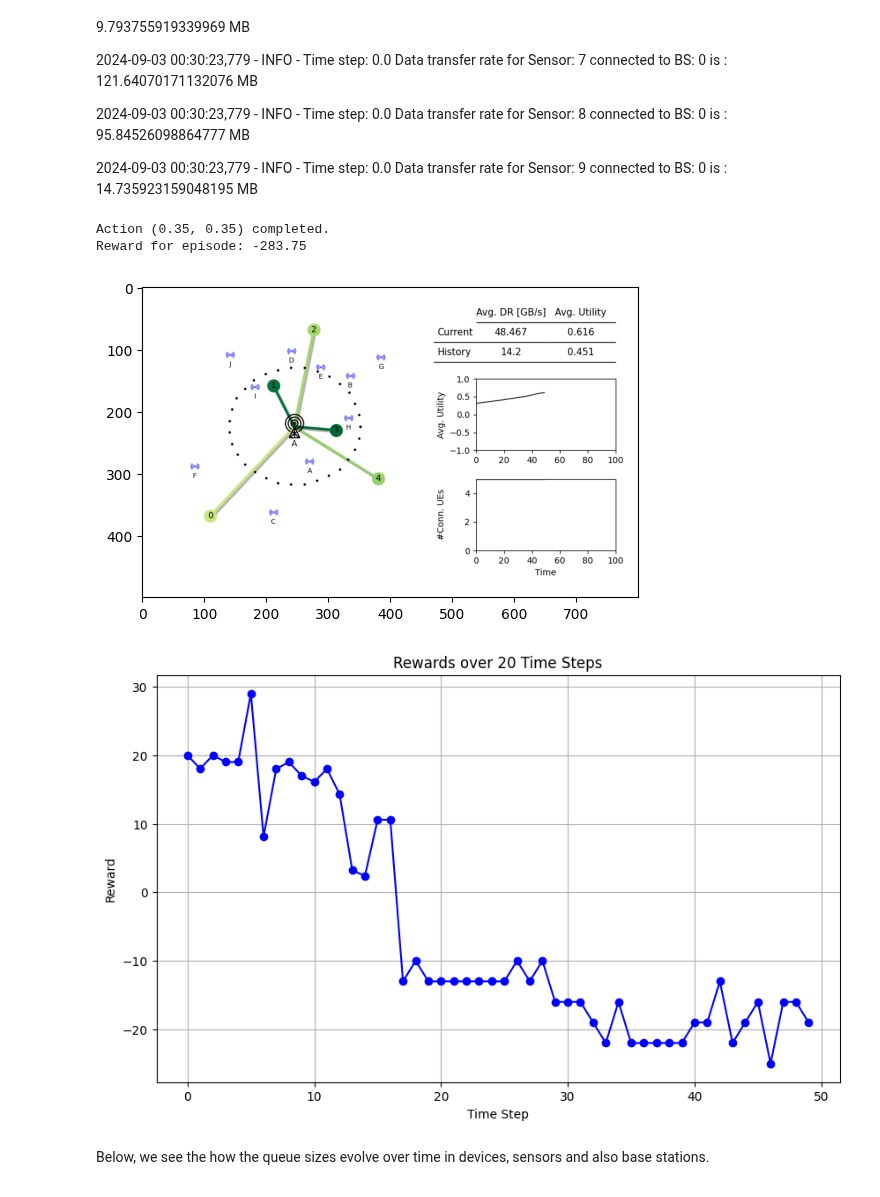
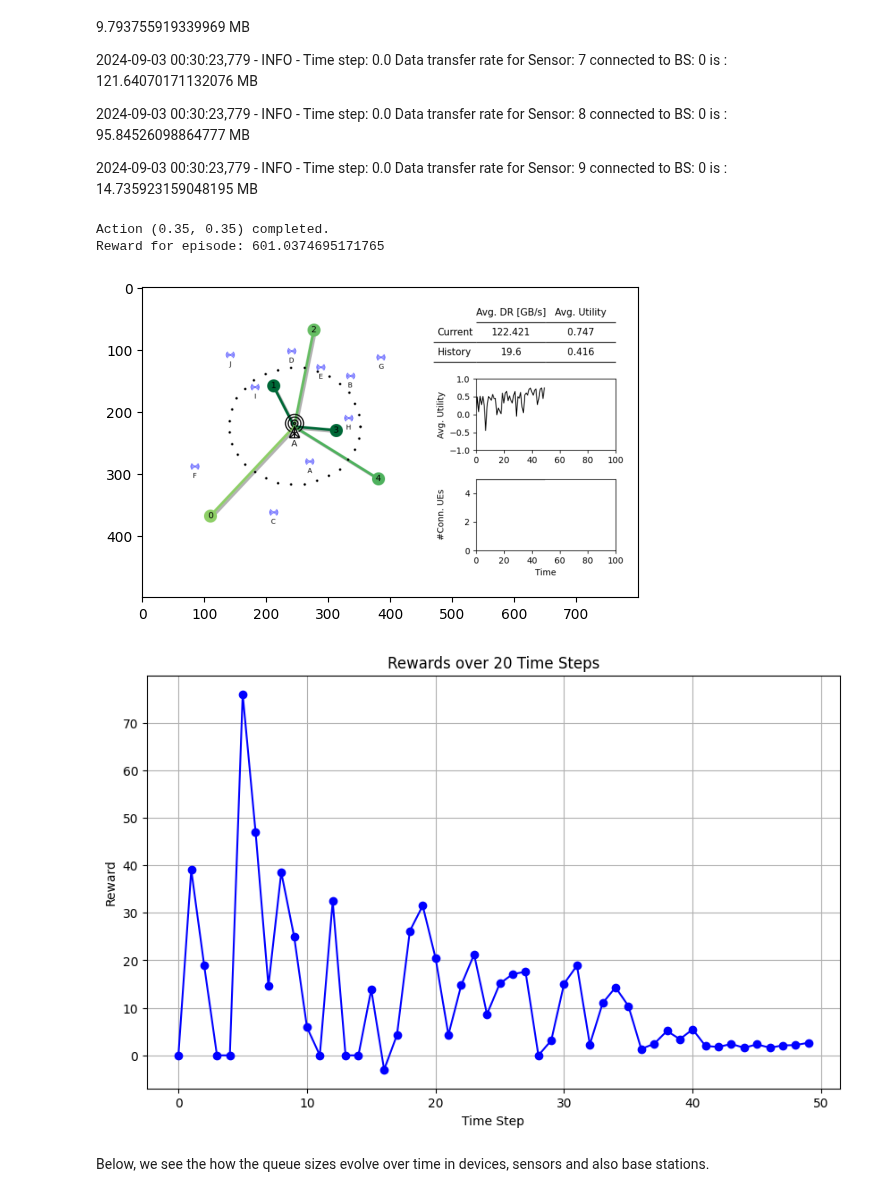
Before and after one commit to stefanbschneider/mobile-env, a Jupyter notebook: examples/smart_city.ipynb, the cells around one changed output. Saved outputs shown, nothing was run; the diff lists cells and outputs as text; code cells hidden in the pictures.

```diff
--- a/examples/smart_city.ipynb
+++ b/examples/smart_city.ipynb
@@ -114,34 +114,34 @@ Smart City Environment:
 # %%
 from IPython import display
 
 # run the simulation for 10 time steps
 done = False
 obs, info = env.reset()
 
 total_reward = 0
 action = (0.35, 0.35)
 rewards = []
 
 for _ in range(50):
     # here, use random dummy actions by sampling from the action space
-    #dummy_action = env.action_space.sample()
-    obs, reward, terminated, truncated, info = env.step(action)
+    dummy_action = env.action_space.sample()
+    obs, reward, terminated, truncated, info = env.step(dummy_action)
     total_reward += reward
 
     # Store the reward at this time step
     rewards.append(reward)
 
     # render the environment
     plt.imshow(env.render())
     display.display(plt.gcf())
     display.clear_output(wait=True)
 
 print(f"Action {action} completed.")
 print(f"Reward for episode: {total_reward}")
 # %% [output]
 Action (0.35, 0.35) completed.
-Reward for episode: -283.75
+Reward for episode: 601.0374695171765
-[figure, old version]
+[figure, new version]
 # %%
 # Plot the rewards over time steps
 plt.figure(figsize=(10, 6))
@@ -152,7 +152,7 @@ plt.ylabel("Reward")
 plt.grid(True)
 plt.show()
 # %% [output]
-[figure, old version]
+[figure, new version]
 # %% [markdown]
 Below, we see the how the queue sizes evolve over time in devices, sensors and also base stations.
 # %%
```
Also changed, not shown: parts of 5 cells of this notebook, 4 other files.
